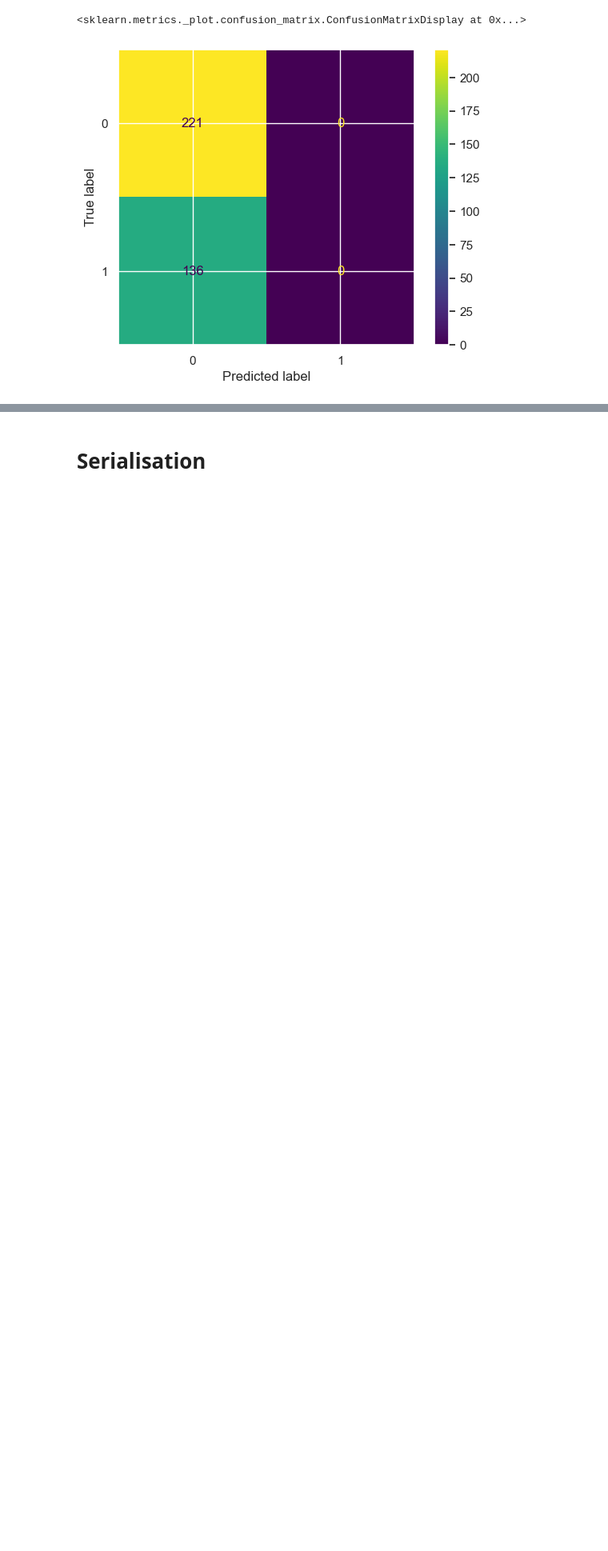
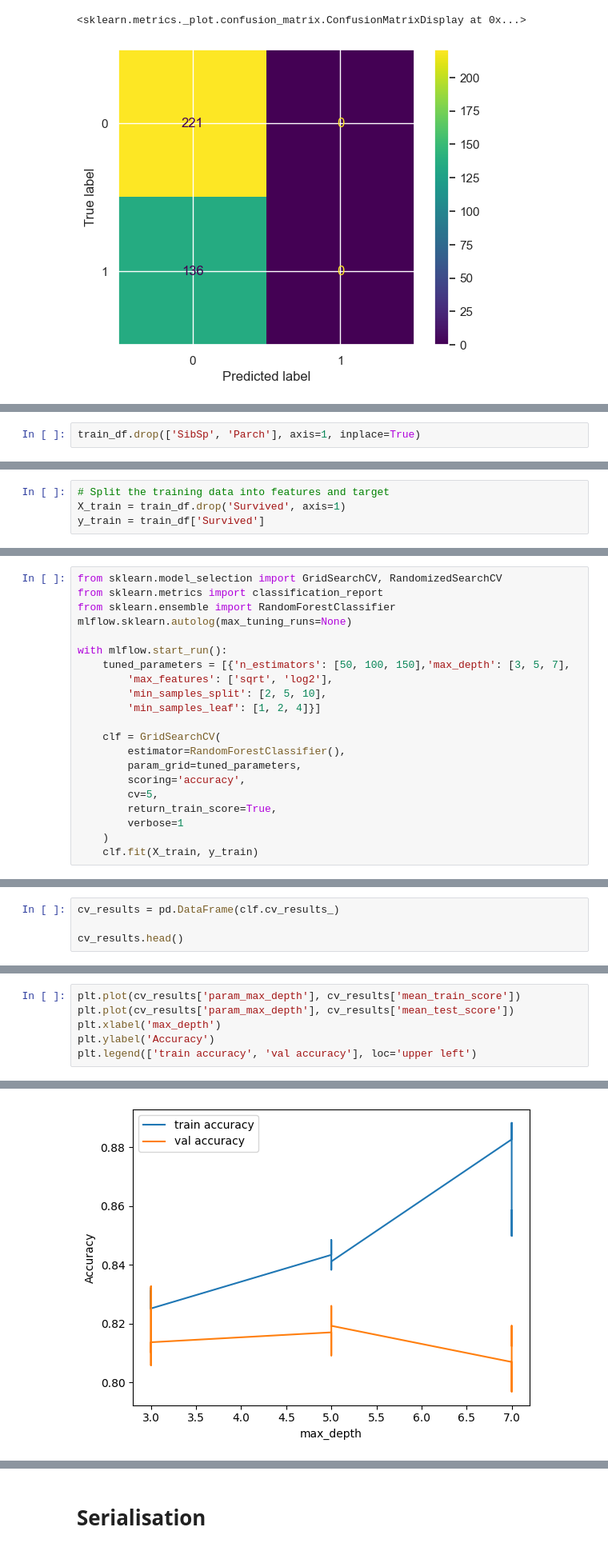
Before and after one commit to viz-graffito/Titanic-Death-Predictor, a Jupyter notebook: main.ipynb, the cells around one changed output, grey strips where cells are left out. Shown at 80% size. Drawn from its saved outputs; the diff is of its cells as text; blank space fills up the shorter version.

```diff
--- a/main.ipynb
+++ b/main.ipynb
@@ -1423,0 +1617,2 @@ cor.plot()
+# %%
+train_df.drop(['SibSp', 'Parch'], axis=1, inplace=True)
@@ -1423,0 +1621,4 @@ cor.plot()
+# %%
+# Split the training data into features and target
+X_train = train_df.drop('Survived', axis=1)
+y_train = train_df['Survived']
@@ -1423,0 +1641,21 @@ cor.plot()
+# %%
+from sklearn.model_selection import GridSearchCV, RandomizedSearchCV
+from sklearn.metrics import classification_report
+from sklearn.ensemble import RandomForestClassifier
+mlflow.sklearn.autolog(max_tuning_runs=None)
+
+with mlflow.start_run():
+    tuned_parameters = [{'n_estimators': [50, 100, 150],'max_depth': [3, 5, 7],
+        'max_features': ['sqrt', 'log2'],
+        'min_samples_split': [2, 5, 10],
+        'min_samples_leaf': [1, 2, 4]}]
+
+    clf = GridSearchCV(
+        estimator=RandomForestClassifier(),
+        param_grid=tuned_parameters,
+        scoring='accuracy',
+        cv=5,
+        return_train_score=True,
+        verbose=1
+    )
+    clf.fit(X_train, y_train)
@@ -1423,0 +1675,4 @@ cor.plot()
+# %%
+cv_results = pd.DataFrame(clf.cv_results_)
+
+cv_results.head()
@@ -1423,0 +1687,7 @@ cor.plot()
+# %%
+plt.plot(cv_results['param_max_depth'], cv_results['mean_train_score'])
+plt.plot(cv_results['param_max_depth'], cv_results['mean_test_score'])
+plt.xlabel('max_depth')
+plt.ylabel('Accuracy')
+plt.legend(['train accuracy', 'val accuracy'], loc='upper left')
+# %% [output]
@@ -1423,0 +1695 @@ cor.plot()
+[figure, added]
```
Also changed, not shown: parts of 47 cells of this notebook, 1 other file.
